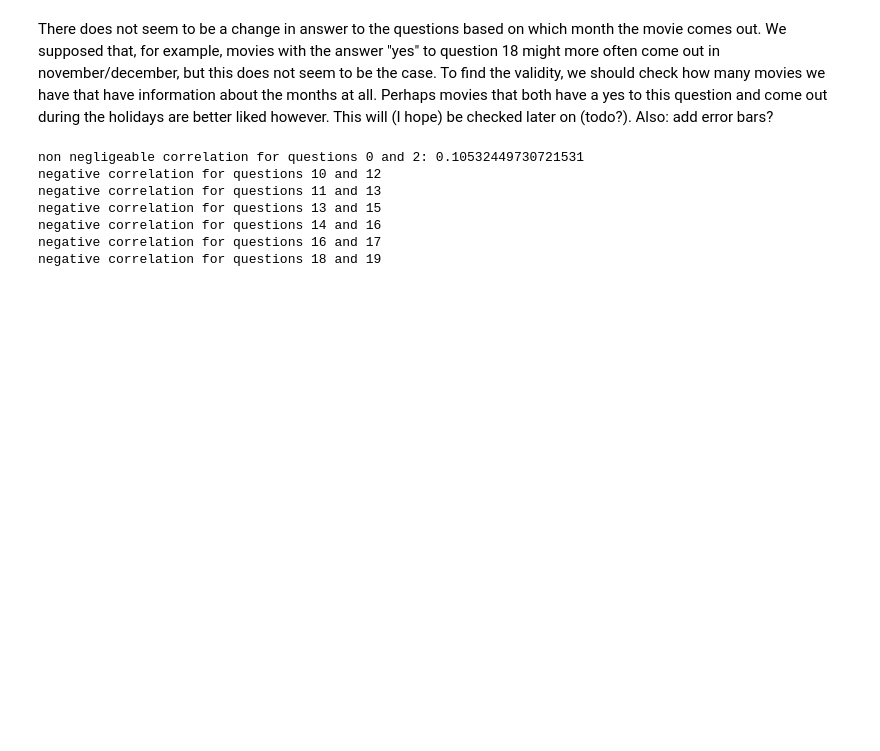
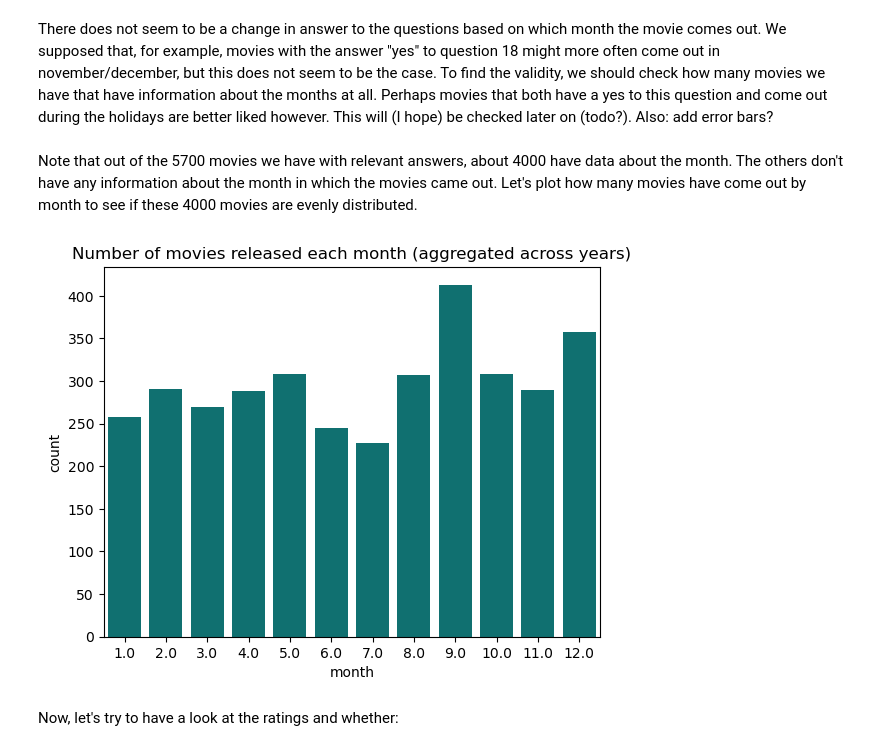
Before and after one commit to epfl-ada/ada-2023-project-theredpandada5, a Jupyter notebook: ChatGPT questions analysis.ipynb, the cells around one changed output. Cells and saved outputs as stored; diff of their text form; code cells hidden in the pictures; blank space fills up the shorter version.

```diff
--- a/ChatGPT questions analysis.ipynb
+++ b/ChatGPT questions analysis.ipynb
@@ -313,15 +321,17 @@ x = x_df.to_numpy()
 
 for i in range(x.shape[0]):
     for j in range(i+1, x.shape[1]):
-        if x[i, j]<0:
-            print(f'negative correlation for questions {i} and {j}')
         if np.abs(x[i, j])>0.1:
-            print(f'non negligeable correlation for questions {i} and {j}: {x[i, j]}')
+            print(f'non negligeable correlation for questions {i} and {j}: {x[i, j]:.4f}')
-# %% [output]
-non negligeable correlation for questions 0 and 2: 0.10532449730721531
-negative correlation for questions 10 and 12
-negative correlation for questions 11 and 13
-negative correlation for questions 13 and 15
-negative correlation for questions 14 and 16
-negative correlation for questions 16 and 17
-negative correlation for questions 18 and 19
+# %% [markdown]
+Note that out of the 5700 movies we have with relevant answers, about 4000 have data about the month. The others don't have any information about the month in which the movies came out. Let's plot how many movies have come out by month to see if these 4000 movies are evenly distributed.
+# %%
+movies_with_month = answer_with_months[answer_with_months.month.isna()==0]
+# %%
+plt.title('Number of movies released each month (aggregated across years)')
+sns.countplot(movies_with_month, x="month", color='teal')
+plt.show()
+# %% [output]
+[figure, added]
+# %% [markdown]
+Now, let's try to have a look at the ratings and whether:
```
Also changed, not shown: parts of 25 cells of this notebook, 1 other file.
